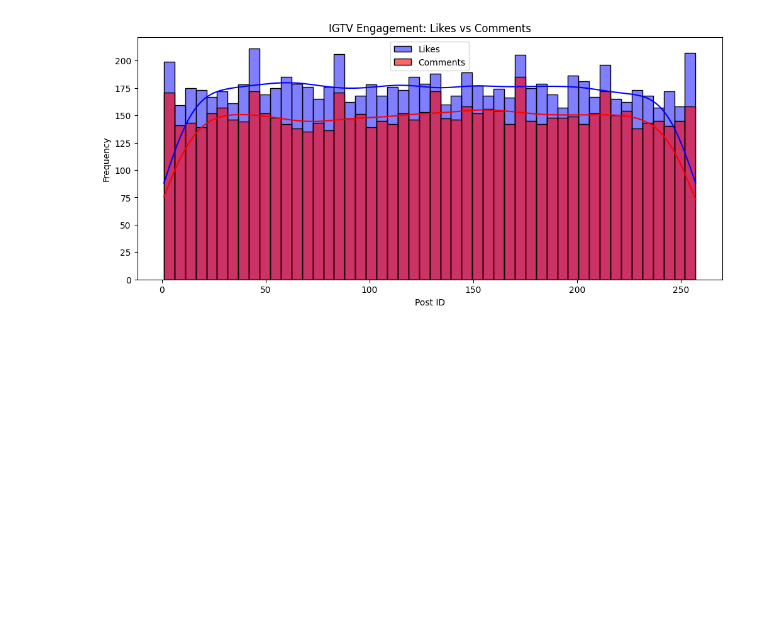
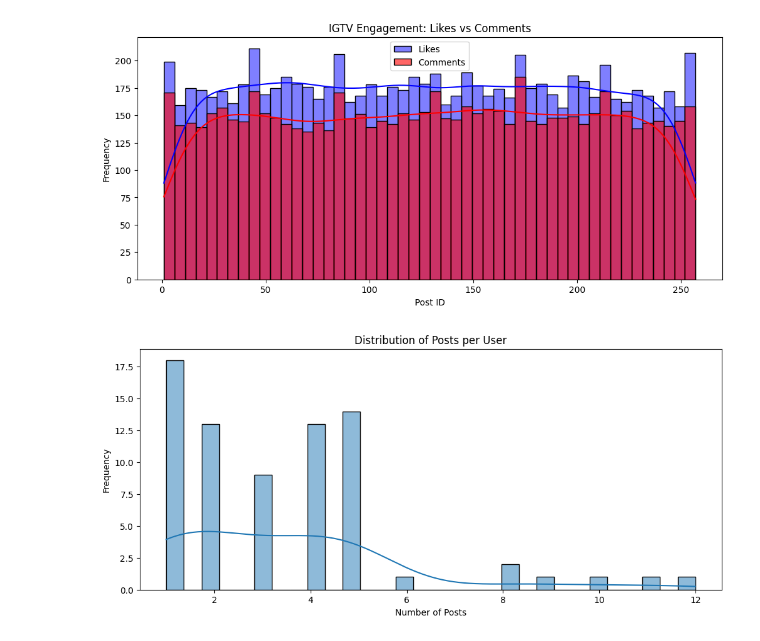
Before and after one commit to KipkuruiYegon/Measuring-insta-TV-Perfomance_DataScience, a Jupyter notebook: notebookfile.ipynb, the cells around one changed output. Cells and saved outputs as stored; diff of their text form; code cells hidden in the pictures; blank space fills up the shorter version.

Commit message:
No. of Posts by user

```diff
--- a/notebookfile.ipynb
+++ b/notebookfile.ipynb
@@ -155,3 +155,15 @@ plt.ylabel("Frequency")
 plt.show()
 # %% [output]
 [figure]
+# %%
+# Count the number of posts per user
+user_post_counts = photos_df['user_id'].value_counts()
+
+plt.figure(figsize=(12, 5))
+sns.histplot(user_post_counts, bins=30, kde=True)
+plt.title("Distribution of Posts per User")
+plt.xlabel("Number of Posts")
+plt.ylabel("Frequency")
+plt.show()
+# %% [output]
+[figure, added]
```
Also changed, not shown: parts of 1 cell of this notebook, 1 other file.
